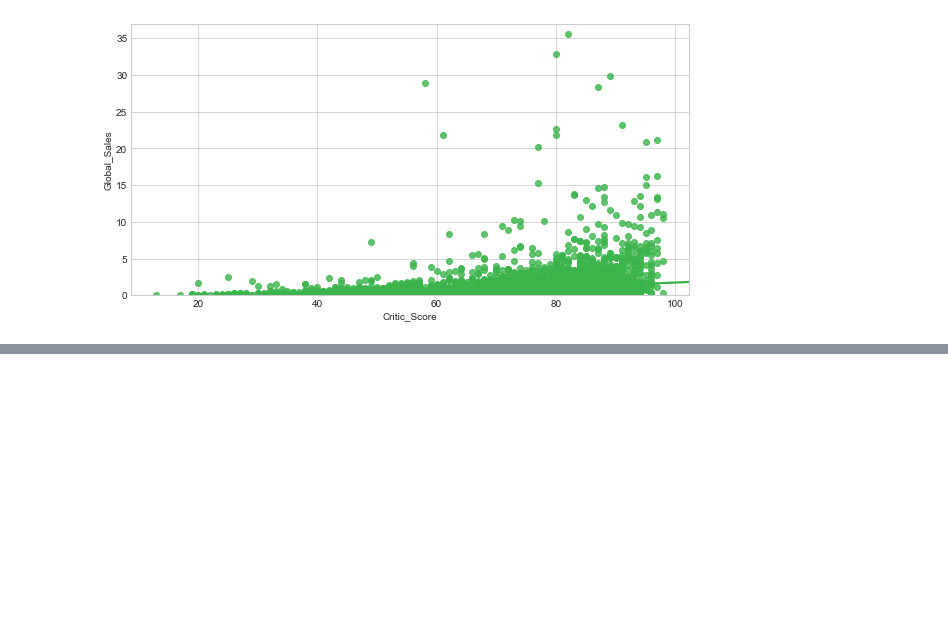
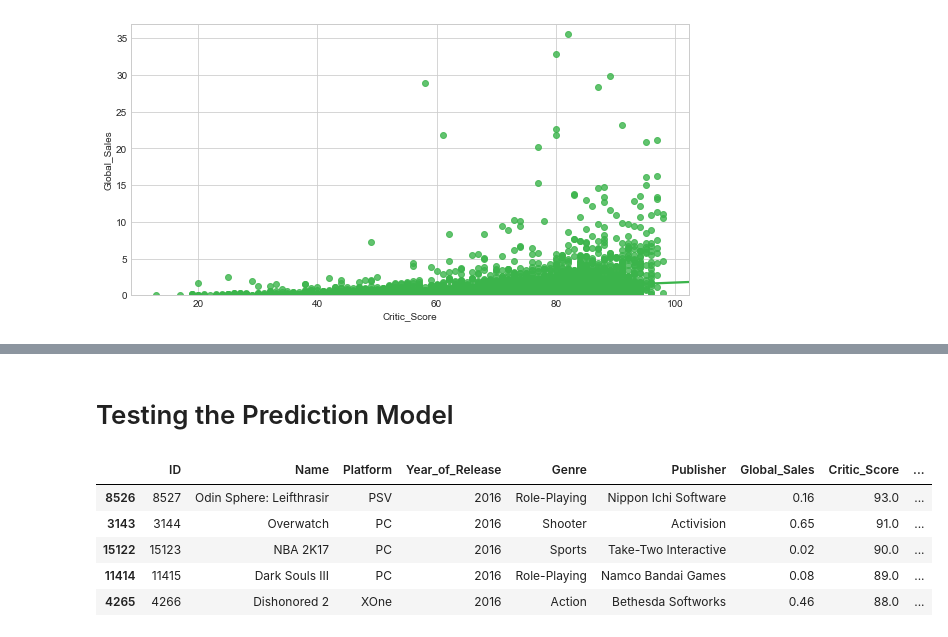
Before and after one commit to ashleyna94/videogames-app, a Jupyter notebook: videogames/MachineLearning.ipynb, the cells around one changed output, grey strips where cells are left out. Cells and saved outputs as stored; diff of their text form; code cells hidden in the pictures; blank space fills up the shorter version.

```diff
--- a/videogames/MachineLearning.ipynb
+++ b/videogames/MachineLearning.ipynb
@@ -117,0 +199,2 @@ plt.show()
+# %% [markdown]
+# Testing the Prediction Model
@@ -117,0 +205,5 @@ plt.show()
+# %%
+not_hits_test = not_hits_df
+y2 = not_hits_test["Hit"].values
+not_hits_test = not_hits_test.drop(["Hit"],axis=1)
+X2 = not_hits_test.values
@@ -117,0 +217,11 @@ plt.show()
+# %%
+predict_test_df = predict_test_df[predict_test_df["Year_of_Release"] == 2016]
+predict_test_df.sort_values(["Hit Prediction"], ascending=False, inplace=True)
+predict_test_df.head()
+# %% [output]
+|  | ID | Name | Platform | Year_of_Release | Genre | Publisher | Global_Sales | Critic_Score | ... |
+| 8526 | 8527 | Odin Sphere: Leifthrasir | PSV | 2016 | Role-Playing | Nippon Ichi Software | 0.16 | 93.0 | ... |
+| 3143 | 3144 | Overwatch | PC | 2016 | Shooter | Activision | 0.65 | 91.0 | ... |
+| 15122 | 15123 | NBA 2K17 | PC | 2016 | Sports | Take-Two Interactive | 0.02 | 90.0 | ... |
+| 11414 | 11415 | Dark Souls III | PC | 2016 | Role-Playing | Namco Bandai Games | 0.08 | 89.0 | ... |
+| 4265 | 4266 | Dishonored 2 | XOne | 2016 | Action | Bethesda Softworks | 0.46 | 88.0 | ... |
```
Also changed, not shown: parts of 25 cells of this notebook.
